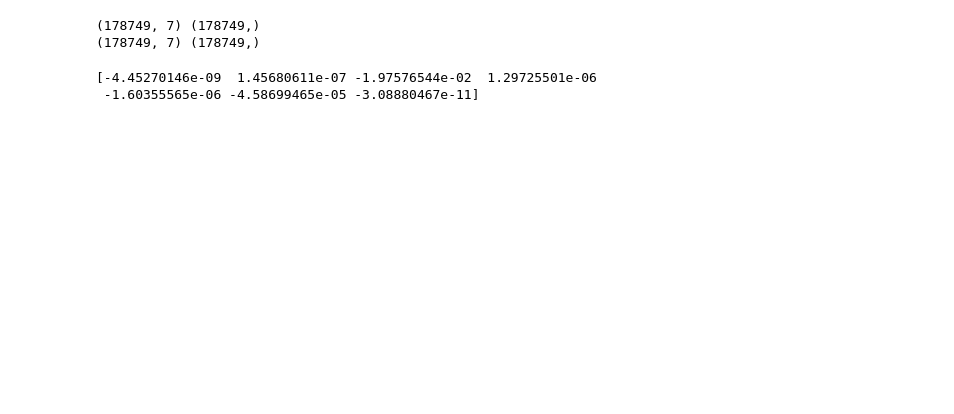
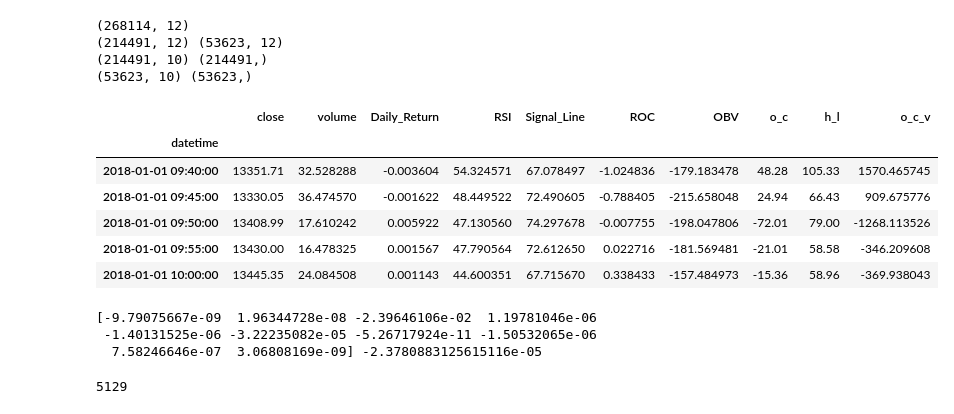
Before and after one commit to Doofinchmertz/ZeltaLabPS, a Jupyter notebook: BackTesting/src/strategies/insample_entire_data_lr.ipynb, the cells around one changed output. Saved outputs shown, nothing was run; the diff lists cells and outputs as text; code cells hidden in the pictures; blank space fills up the shorter version.

```diff
--- a/BackTesting/src/strategies/insample_entire_data_lr.ipynb
+++ b/BackTesting/src/strategies/insample_entire_data_lr.ipynb
@@ -74,25 +64,42 @@ datetime
+# %%
+from sklearn.linear_model import LinearRegression
+from sklearn.model_selection import train_test_split
+
+print(df_.shape)
+df_train, df_val = train_test_split(df_, test_size=0.2, shuffle=False)
+print(df_train.shape, df_val.shape)
+
+# Create the linear regression model
+model = LinearRegression()
+# Define the independent variables
+X_train = df_train.drop('Next_Day_Return', axis=1)
+X_train = X_train.drop('open', axis=1)
+X_val = df_val.drop('Next_Day_Return', axis=1)
+X_val = X_val.drop('open', axis=1)
+# Define the dependent variable
+y_train = df_train['Next_Day_Return']
+y_val = df_val['Next_Day_Return']
+print(X_train.shape, y_train.shape)
+print(X_val.shape, y_val.shape)
+
+df_train['indicator'] = 0
+df_val['indicator'] = 0
+# Fit the linear regression model on the training data
+X_train.head()
+# %% [output]
+(268114, 12)
+(214491, 12) (53623, 12)
+(214491, 10) (214491,)
+(53623, 10) (53623,)
+|  | close | volume | Daily_Return | RSI | Signal_Line | ROC | OBV | o_c | h_l | o_c_v |
+| datetime |  |  |  |  |  |  |  |  |  |  |
+| 2018-01-01 09:40:00 | 13351.71 | 32.528288 | -0.003604 | 54.324571 | 67.078497 | -1.024836 | -179.183478 | 48.28 | 105.33 | 1570.465745 |
+| 2018-01-01 09:45:00 | 13330.05 | 36.474570 | -0.001622 | 48.449522 | 72.490605 | -0.788405 | -215.658048 | 24.94 | 66.43 | 909.675776 |
+| 2018-01-01 09:50:00 | 13408.99 | 17.610242 | 0.005922 | 47.130560 | 74.297678 | -0.007755 | -198.047806 | -72.01 | 79.00 | -1268.113526 |
+| 2018-01-01 09:55:00 | 13430.00 | 16.478325 | 0.001567 | 47.790564 | 72.612650 | 0.022716 | -181.569481 | -21.01 | 58.58 | -346.209608 |
+| 2018-01-01 10:00:00 | 13445.35 | 24.084508 | 0.001143 | 44.600351 | 67.715670 | 0.338433 | -157.484973 | -15.36 | 58.96 | -369.938043 |
 # %%
-from sklearn.linear_model import LinearRegression
-from sklearn.model_selection import train_test_split
 
-df_train, df_val = train_test_split(df_, test_size=0.5, shuffle=False)
-
-# Create the linear regression model
-model = LinearRegression()
-# Define the independent variables
-X_train = df_train.drop('Next_Day_Return', axis=1)
-X_train = X_train.drop('open', axis=1)
-X_val = df_val.drop('Next_Day_Return', axis=1)
-X_val = X_val.drop('open', axis=1)
-# Define the dependent variable
-y_train = df_train['Next_Day_Return']
-y_val = df_val['Next_Day_Return']
-print(X_train.shape, y_train.shape)
-print(X_val.shape, y_val.shape)
-
-df_train['indicator'] = 0
-df_val['indicator'] = 0
-# Fit the linear regression model on the training data
 model.fit(X_train, y_train)
 
 # Predict the dependent variable of the training data
@@ -150,14 +157,20 @@ for index, _ in data.iterrows():
             # exit short position
             data.at[index, 'signal'] = 1
         tot = 0
-data['signal'] = data['signal'].shift(1)
+# data['signal'] = data['signal'].shift(1)
 data.at[data.index[0], 'signal'] = 0
 data.to_csv("../logs/lin_reg_val_" + time_frame + ".csv")
-# %% [output]
-(178749, 7) (178749,)
-(178749, 7) (178749,)
 # %%
-print(model.coef_)
+print(model.coef_, model.intercept_)
 # %% [output]
-[-4.45270146e-09  1.45680611e-07 -1.97576544e-02  1.29725501e-06
- -1.60355565e-06 -4.58699465e-05 -3.08880467e-11]
+[-9.79075667e-09  1.96344728e-08 -2.39646106e-02  1.19781046e-06
+ -1.40131525e-06 -3.22235082e-05 -5.26717924e-11 -1.50532065e-06
+  7.58246646e-07  3.06808169e-09] -2.3780883125615116e-05
+# %%
+y_pred = pd.Series(y_pred)
+data['y_pred'] = y_pred.values
+# data.pivot_table(index = pd.qcut(data['Next_Day_Return'],10,duplicates='drop'), values=['y_pred'], aggfunc = ['mean', 'median', 'count'])
+count_zero = data[data['y_pred'] < 1e-9]['y_pred'].count()
+print(count_zero)
+# %% [output]
+5129
```
Also changed, not shown: parts of 1 cell of this notebook, 8 other files.
